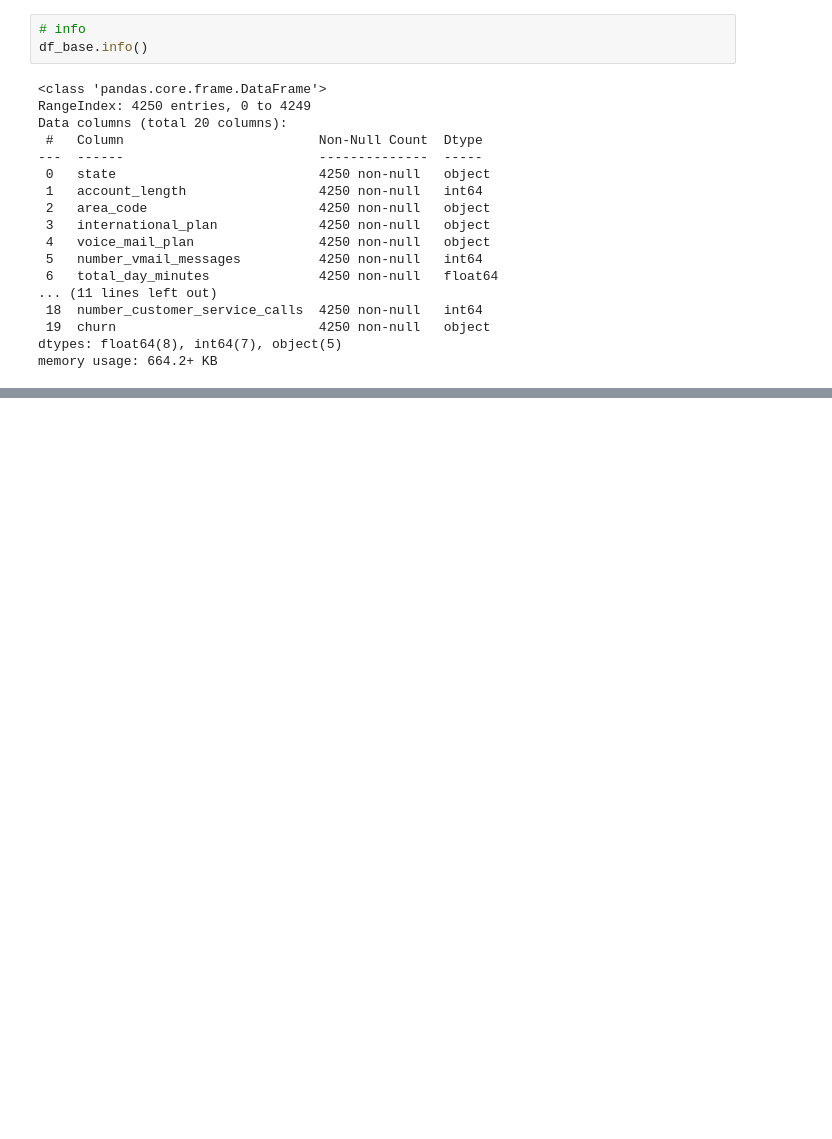
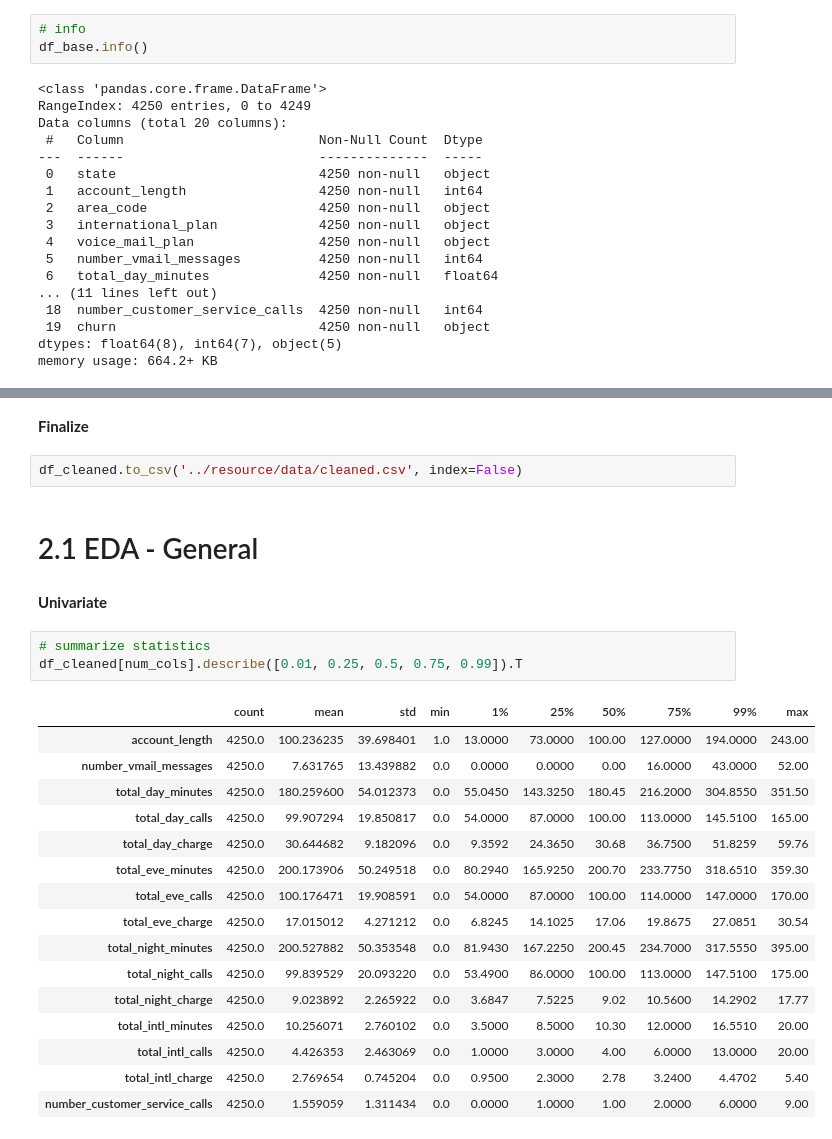
Before and after one commit to hyugai/ML-Marketing-CustomerChurn-2020KaggleCompetition, a Jupyter notebook: jupyter/init.ipynb, the cells around one changed output, grey strips where cells are left out. Cells and saved outputs as stored; diff of their text form; blank space fills up the shorter version.

```diff
--- a/jupyter/init.ipynb
+++ b/jupyter/init.ipynb
@@ -84,0 +175,28 @@ memory usage: 664.2+ KB
+# %% [markdown]
+<b>Finalize</b>
+# %%
+df_cleaned.to_csv('../resource/data/cleaned.csv', index=False)
+# %% [markdown]
+# 2.1 EDA - General
+# %% [markdown]
+<b>Univariate</b>
+# %%
+# summarize statistics
+df_cleaned[num_cols].describe([0.01, 0.25, 0.5, 0.75, 0.99]).T
+# %% [output]
+|  | count | mean | std | min | 1% | 25% | 50% | 75% | 99% | max |
+| account_length | 4250.0 | 100.236235 | 39.698401 | 1.0 | 13.0000 | 73.0000 | 100.00 | 127.0000 | 194.0000 | 243.00 |
+| number_vmail_messages | 4250.0 | 7.631765 | 13.439882 | 0.0 | 0.0000 | 0.0000 | 0.00 | 16.0000 | 43.0000 | 52.00 |
+| total_day_minutes | 4250.0 | 180.259600 | 54.012373 | 0.0 | 55.0450 | 143.3250 | 180.45 | 216.2000 | 304.8550 | 351.50 |
+| total_day_calls | 4250.0 | 99.907294 | 19.850817 | 0.0 | 54.0000 | 87.0000 | 100.00 | 113.0000 | 145.5100 | 165.00 |
+| total_day_charge | 4250.0 | 30.644682 | 9.182096 | 0.0 | 9.3592 | 24.3650 | 30.68 | 36.7500 | 51.8259 | 59.76 |
+| total_eve_minutes | 4250.0 | 200.173906 | 50.249518 | 0.0 | 80.2940 | 165.9250 | 200.70 | 233.7750 | 318.6510 | 359.30 |
+| total_eve_calls | 4250.0 | 100.176471 | 19.908591 | 0.0 | 54.0000 | 87.0000 | 100.00 | 114.0000 | 147.0000 | 170.00 |
+| total_eve_charge | 4250.0 | 17.015012 | 4.271212 | 0.0 | 6.8245 | 14.1025 | 17.06 | 19.8675 | 27.0851 | 30.54 |
+| total_night_minutes | 4250.0 | 200.527882 | 50.353548 | 0.0 | 81.9430 | 167.2250 | 200.45 | 234.7000 | 317.5550 | 395.00 |
+| total_night_calls | 4250.0 | 99.839529 | 20.093220 | 0.0 | 53.4900 | 86.0000 | 100.00 | 113.0000 | 147.5100 | 175.00 |
+| total_night_charge | 4250.0 | 9.023892 | 2.265922 | 0.0 | 3.6847 | 7.5225 | 9.02 | 10.5600 | 14.2902 | 17.77 |
+| total_intl_minutes | 4250.0 | 10.256071 | 2.760102 | 0.0 | 3.5000 | 8.5000 | 10.30 | 12.0000 | 16.5510 | 20.00 |
+| total_intl_calls | 4250.0 | 4.426353 | 2.463069 | 0.0 | 1.0000 | 3.0000 | 4.00 | 6.0000 | 13.0000 | 20.00 |
+| total_intl_charge | 4250.0 | 2.769654 | 0.745204 | 0.0 | 0.9500 | 2.3000 | 2.78 | 3.2400 | 4.4702 | 5.40 |
+| number_customer_service_calls | 4250.0 | 1.559059 | 1.311434 | 0.0 | 0.0000 | 1.0000 | 1.00 | 2.0000 | 6.0000 | 9.00 |
```
Also changed, not shown: parts of 11 cells of this notebook, 4 other files.
